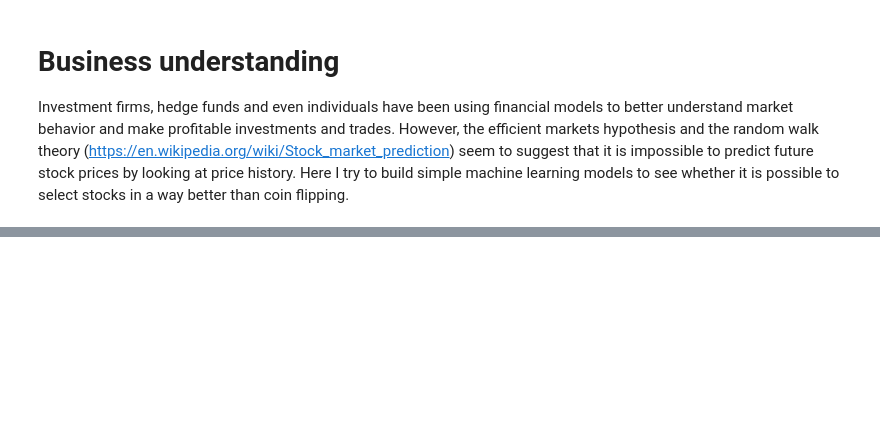
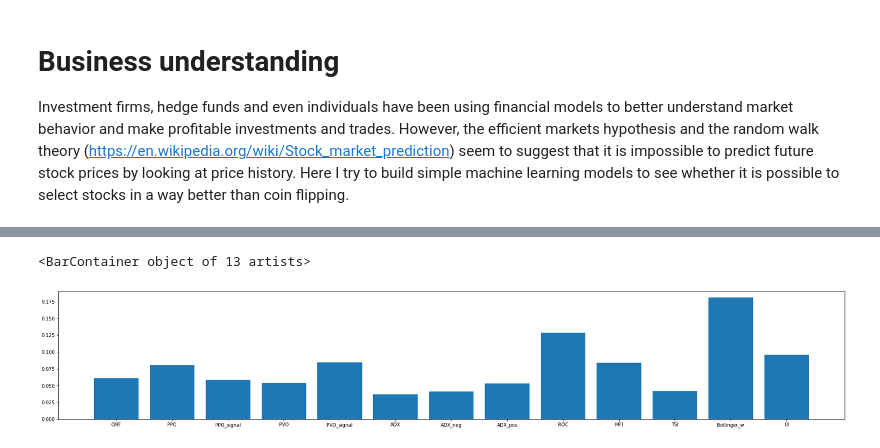
Before and after one commit to maiweijie2009/Seattle_airbnb, a Jupyter notebook: Stock_prediction.ipynb, the cells around one changed output, grey strips where cells are left out. Cells and saved outputs as stored; diff of their text form; code cells hidden in the pictures; blank space fills up the shorter version.

```diff
--- a/Stock_prediction.ipynb
+++ b/Stock_prediction.ipynb
@@ -416,0 +167,18 @@ df_w_feature.tail()
+# %%
+df_w_feature_dict = {}
+future = 10
+margin = 10
+
+# get indictors of each stock
+df_w_feature_dict = {ticker:get_indicators(get_label(yf.Ticker(ticker).history(period=period),
+                                                     future = future,margin = margin)) for ticker in tickers}
+
+# concat all dataframe to get one dataframe
+df_w_feature = pd.concat([df_w_feature_dict[ticker] for ticker in tickers], axis=1, keys=tickers)
+# can not drop na over the entire dataframe, as different stocks have different IPO time. Fill na instead
+df_w_feature = fill_na(df_w_feature)
+
+# remove the last data row if it is the same as the current date
+if df_w_feature.index[-1]==current_date:
+  df_w_feature = df_w_feature.iloc[:-1]
+df_w_feature.tail()
@@ -489,0 +282,8 @@ Best parameters found:
+# %%
+# plot feature importance
+importance = clf_ensemble.best_estimator_.feature_importances_
+fig = plt.figure(figsize=(30, 5))
+plt.bar(X_train.columns,importance)
+# %% [output]
+<BarContainer object of 13 artists>
+[figure, added]
```
Also changed, not shown: parts of 32 cells of this notebook.
